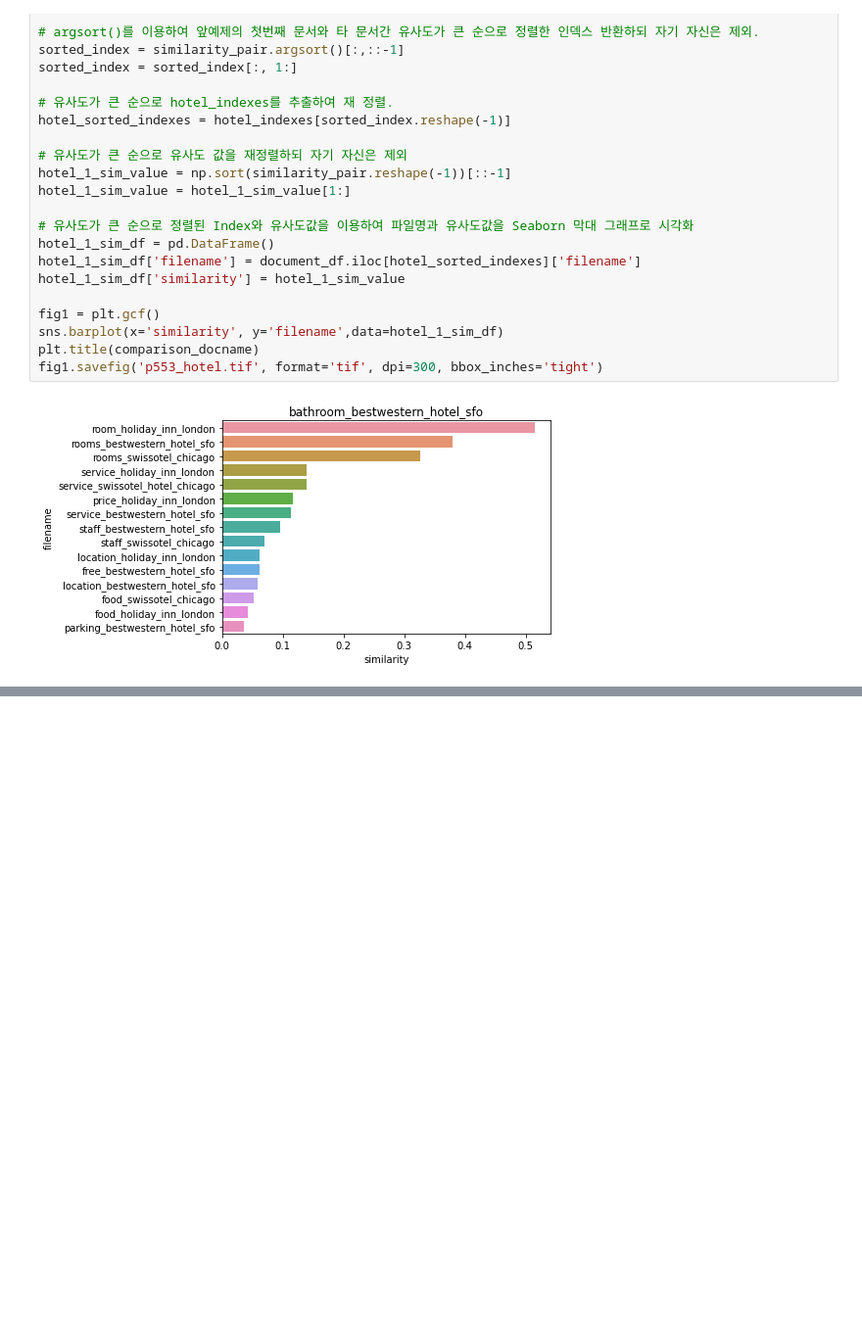
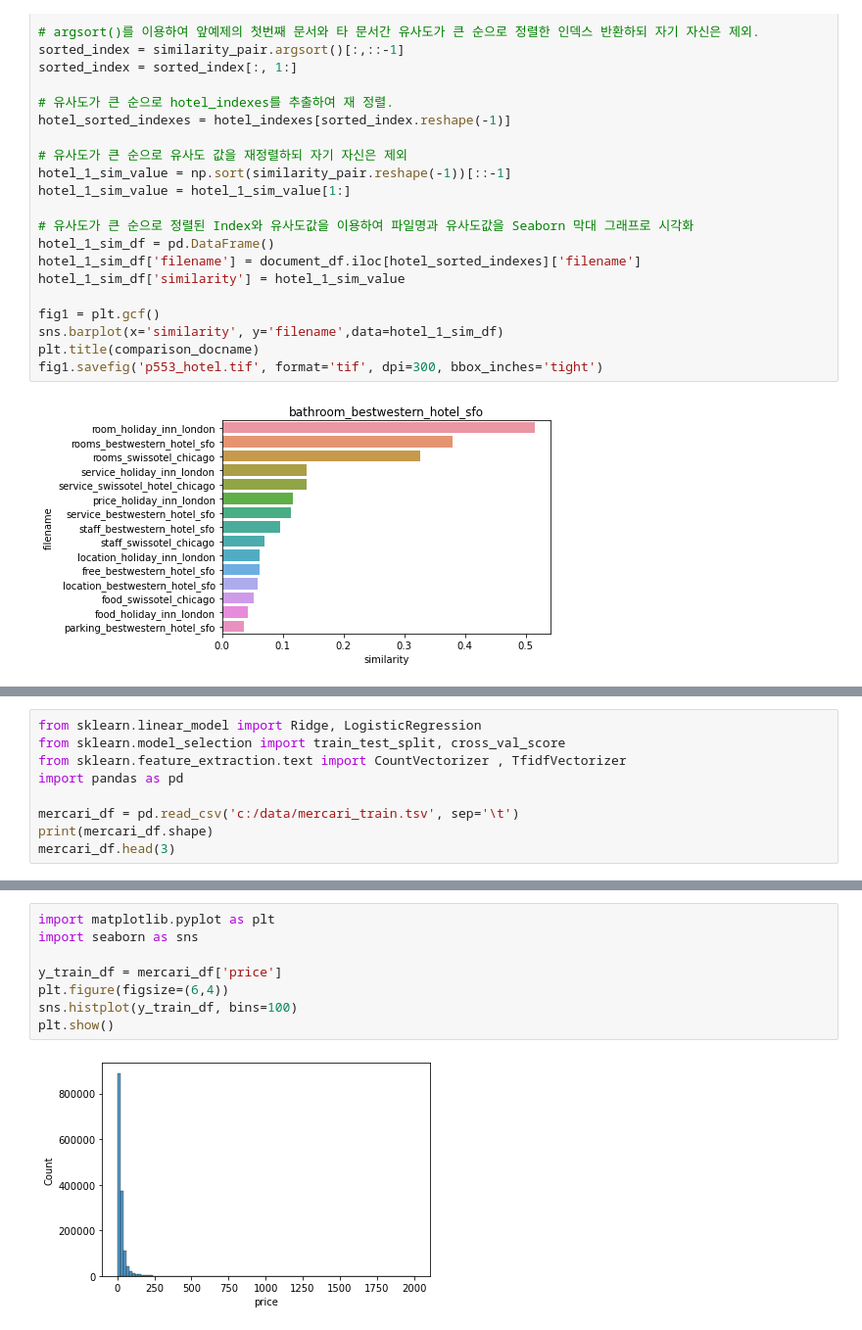
Before and after one commit to kayeehan/ML-books-study, a Jupyter notebook: ML-books(파이썬 머신러닝 완벽 가이드)_Ch.08.ipynb, the cells around one changed output, grey strips where cells are left out. Shown at 98% size. Drawn from its saved outputs; the diff is of its cells as text; blank space fills up the shorter version.

```diff
--- a/ML-books(파이썬 머신러닝 완벽 가이드)_Ch.08.ipynb
+++ b/ML-books(파이썬 머신러닝 완벽 가이드)_Ch.08.ipynb
@@ -1203,0 +1308,9 @@ fig1.savefig('p553_hotel.tif', format='tif', dpi=300, bbox_inches='tight')
+# %%
+from sklearn.linear_model import Ridge, LogisticRegression
+from sklearn.model_selection import train_test_split, cross_val_score
+from sklearn.feature_extraction.text import CountVectorizer , TfidfVectorizer
+import pandas as pd
+
+mercari_df = pd.read_csv('c:/data/mercari_train.tsv', sep='\t')
+print(mercari_df.shape)
+mercari_df.head(3)
@@ -1203,0 +1342,10 @@ fig1.savefig('p553_hotel.tif', format='tif', dpi=300, bbox_inches='tight')
+# %%
+import matplotlib.pyplot as plt
+import seaborn as sns
+
+y_train_df = mercari_df['price']
+plt.figure(figsize=(6,4))
+sns.histplot(y_train_df, bins=100)
+plt.show()
+# %% [output]
+[figure, added]
```
Also changed, not shown: parts of 34 cells of this notebook.
